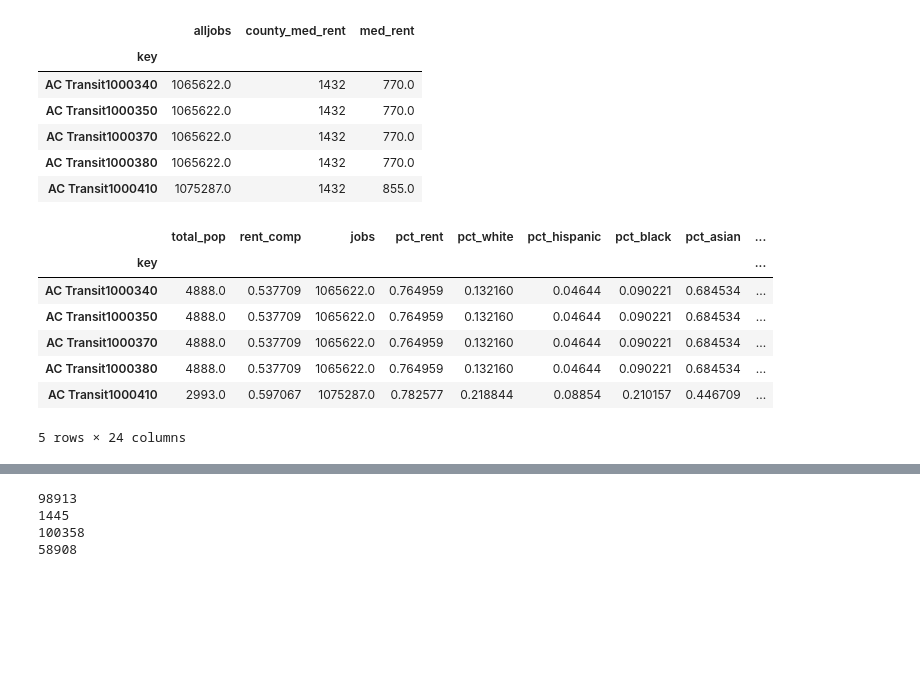
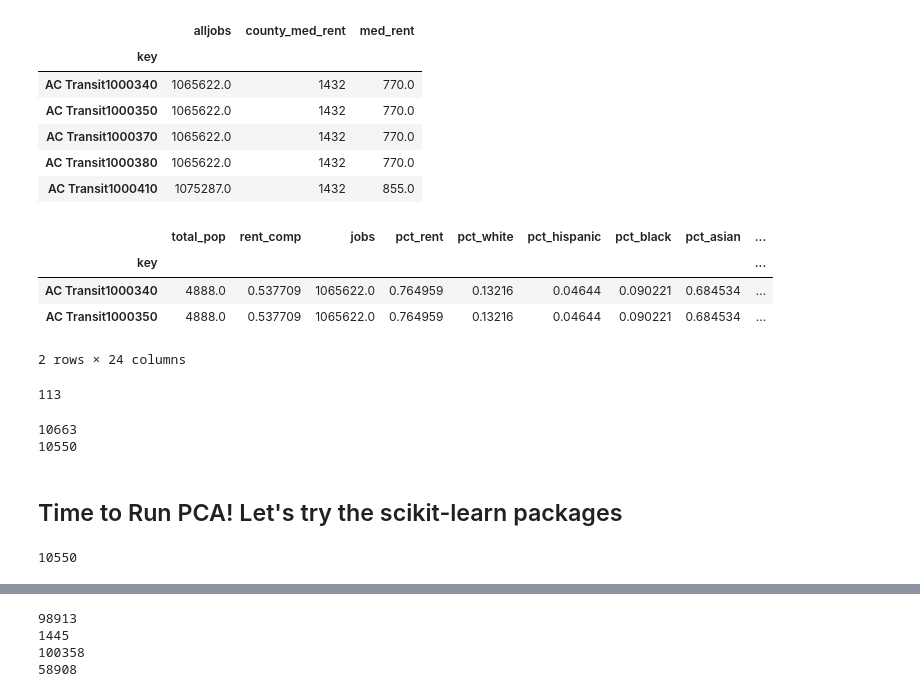
Before and after one commit to jarednolan/Upzoning, a Jupyter notebook: PCA_analysis.ipynb, the cells around one changed output, grey strips where cells are left out. Drawn from its saved outputs; the diff is of its cells as text; code cells hidden in the pictures; blank space fills up the shorter version.

```diff
--- a/PCA_analysis.ipynb
+++ b/PCA_analysis.ipynb
@@ -76,41 +86,67 @@ stop_stats['pct_rent']=stop_tots['renters'] / stop_tots['occ_HU']
 
 stop_stats['pct_white']=stop_tots['white'] / stop_tots['total_pop']
 stop_stats['pct_hispanic']=stop_tots['hispanic'] / stop_tots['total_pop']
 stop_stats['pct_black']=stop_tots['black'] / stop_tots['total_pop']
 stop_stats['pct_asian']=stop_tots['asian'] / stop_tots['total_pop']
 
 stop_stats['pct_below200pov']=stop_tots['below200pov'] / stop_tots['total_pov_status']
 
 stop_stats['hispanic_pov']=stop_tots['hispanic_pov'] / stop_tots['hispanic_pov_tot']
+for i in list(range(1,len(stop_tots))):
+    if stop_tots.iloc[i,2] <= 5 and stop_tots.iloc[i,20]==0:
+        stop_stats.iloc[i,9] = 0
 stop_stats['black_pov']=stop_tots['black_pov'] / stop_tots['black_pov_tot']
+for i in list(range(1,len(stop_tots))):
+    if stop_tots.iloc[i,3] <= 5 and stop_tots.iloc[i,14]==0:
+        stop_stats.iloc[i,10] = 0
 stop_stats['asian_pov']=stop_tots['asian_pov'] / stop_tots['asian_pov_tot']
+for i in list(range(1,len(stop_tots))):
+    if stop_tots.iloc[i,5] <= 5 and stop_tots.iloc[i,16]==0:
+        stop_stats.iloc[i,11] = 0
 stop_stats['white_pov']=stop_tots['white_pov'] / stop_tots['white_pov_tot']
+for i in list(range(1,len(stop_tots))):
+    if stop_tots.iloc[i,4] <= 5 and stop_tots.iloc[i,12]==0:
+        stop_stats.iloc[i,12] = 0
 
 stop_stats['pct_sfdetach']=stop_tots['sfdetach'] / stop_tots['total_hu']
 stop_stats['pct_smallmf']=stop_tots['smallmf'] / stop_tots['total_hu']
 stop_stats['pct_bigmf']=stop_tots['bigmf'] / stop_tots['total_hu']
 stop_stats['pct_medmf']=stop_tots['medmf'] / stop_tots['total_hu']
 stop_stats['pct_vacant']=stop_tots['vacant_hu'] / stop_tots['total_hu2']
 
 stop_stats['pct_since2000']=stop_tots['since2000'] / stop_tots['total_structure']
 stop_stats['pct_before1950']=stop_tots['before1950'] / stop_tots['total_structure']
 
 stop_stats['pct_bach_degree']=stop_tots['bach_degree'] / stop_tots['pop_over_25']
 stop_stats['pct_hh_kids']=stop_tots['hh_kids'] / stop_tots['total_hh']
 stop_stats['pct_unemp_civ']=stop_tots['unemp_civ'] / stop_tots['civ_labor_force']
 stop_stats['density']=stop_tots['total_pop'] / stop_tots['area_sqmi']
 
-stop_stats.to_csv(path + 'stop_stats.csv')
-
-stop_stats.head()
+stop_stats.head(2)
 # %% [output]
 |  | total_pop | rent_comp | jobs | pct_rent | pct_white | pct_hispanic | pct_black | pct_asian | ... |
 | key |  |  |  |  |  |  |  |  | ... |
-| AC Transit1000340 | 4888.0 | 0.537709 | 1065622.0 | 0.764959 | 0.132160 | 0.04644 | 0.090221 | 0.684534 | ... |
-| AC Transit1000350 | 4888.0 | 0.537709 | 1065622.0 | 0.764959 | 0.132160 | 0.04644 | 0.090221 | 0.684534 | ... |
-| AC Transit1000370 | 4888.0 | 0.537709 | 1065622.0 | 0.764959 | 0.132160 | 0.04644 | 0.090221 | 0.684534 | ... |
-| AC Transit1000380 | 4888.0 | 0.537709 | 1065622.0 | 0.764959 | 0.132160 | 0.04644 | 0.090221 | 0.684534 | ... |
-| AC Transit1000410 | 2993.0 | 0.597067 | 1075287.0 | 0.782577 | 0.218844 | 0.08854 | 0.210157 | 0.446709 | ... |
+| AC Transit1000340 | 4888.0 | 0.537709 | 1065622.0 | 0.764959 | 0.13216 | 0.04644 | 0.090221 | 0.684534 | ... |
+| AC Transit1000350 | 4888.0 | 0.537709 | 1065622.0 | 0.764959 | 0.13216 | 0.04644 | 0.090221 | 0.684534 | ... |
-5 rows × 24 columns
+2 rows × 24 columns
+# %%
+null_data = stop_stats[stop_stats.isnull().any(axis=1)]
+print(len(null_data))
+null_data.to_csv('output/' + 'null_data_new.csv')
+# %% [output]
+113
+# %%
+#Need to drop stations that have missing values since they cannot be run through the PCA code
+
+print(len(stop_stats))
+
+stop_stats_nonull = stop_stats.dropna().reset_index()
+
+print(len(stop_stats_nonull))
+
+stop_stats_nonull.to_csv(path + 'stop_stats.csv')
+# %% [output]
+10663
+10550
 # %%
 matpath = 'Matlab/'
@@ -117,0 +154,2 @@ stop_stats.iloc[:,1:23].to_csv(matpath + 'formatlab3.csv')
+# %% [markdown]
+## Time to Run PCA! Let's try the scikit-learn packages
@@ -117,0 +170,5 @@ stop_stats.iloc[:,1:23].to_csv(matpath + 'formatlab3.csv')
+# %%
+pca_df = pd.DataFrame(principalComponents)
+print(len(pca_df))
+# %% [output]
+10550
```
Also changed, not shown: parts of 20 cells of this notebook.
